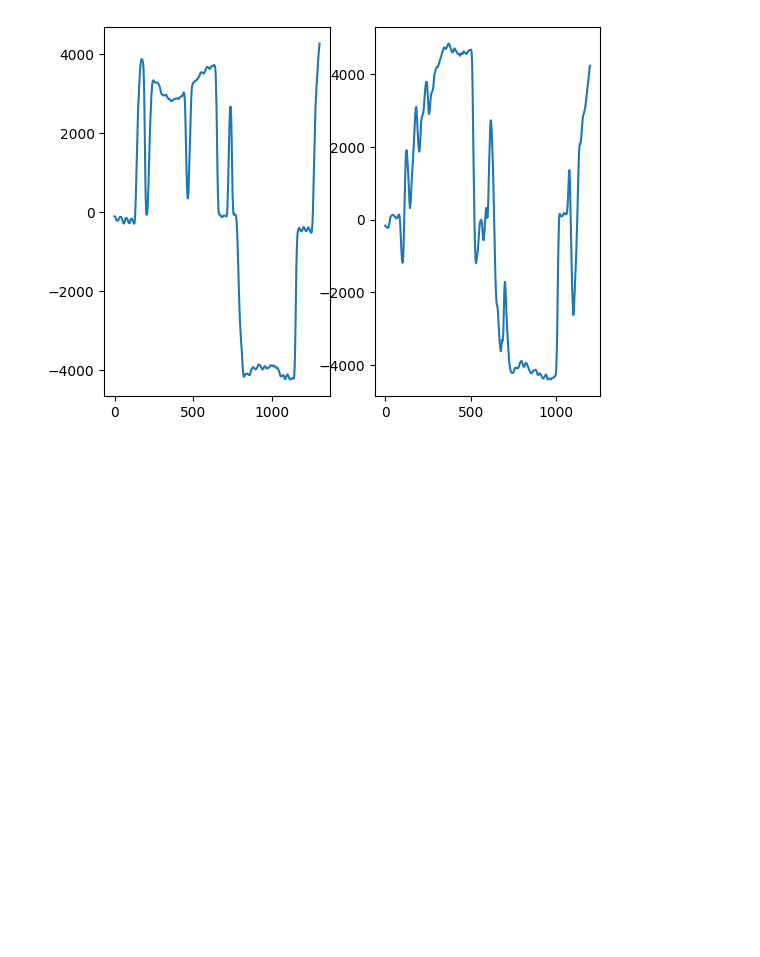
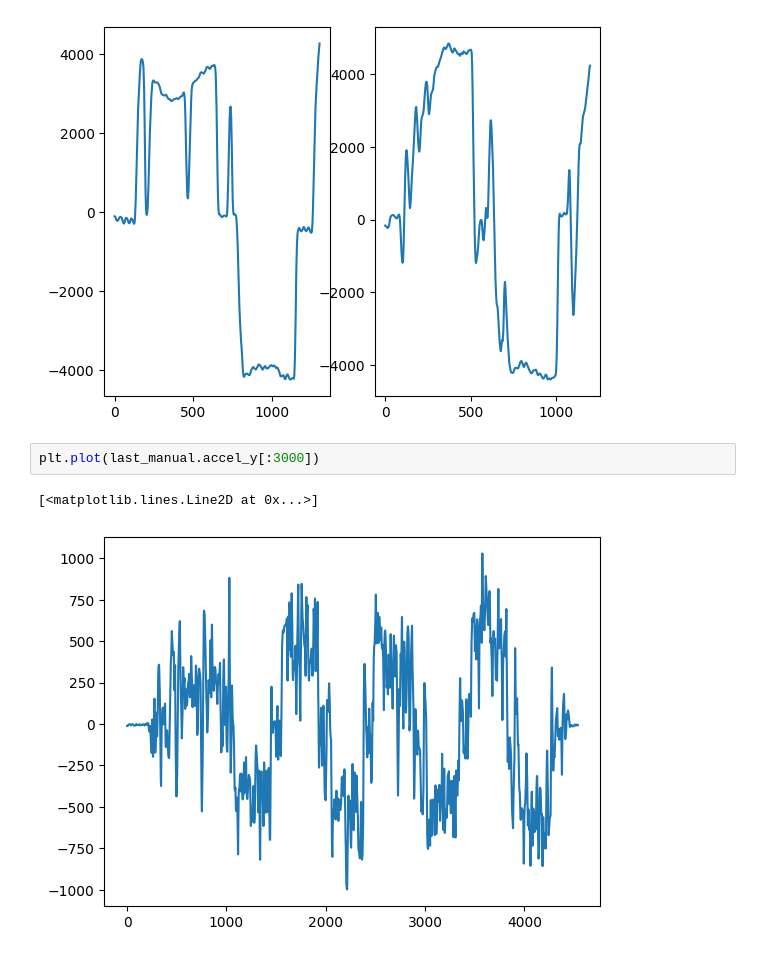
Before and after one commit to gaitovrat/bachelor, a Jupyter notebook: Notebooks/Sensors.ipynb, the cells around one changed output. Drawn from its saved outputs; the diff is of its cells as text; blank space fills up the shorter version.

```diff
--- a/Notebooks/Sensors.ipynb
+++ b/Notebooks/Sensors.ipynb
@@ -290,3 +290,8 @@ axs[1].plot(last_auto.gyro_z[800:2000])
 # %% [output]
 [<matplotlib.lines.Line2D at 0x...>]
 [figure]
+# %%
+plt.plot(last_manual.accel_y[:3000])
+# %% [output]
+[<matplotlib.lines.Line2D at 0x...>]
+[figure, added]
```
Also changed, not shown: 19 other files.
